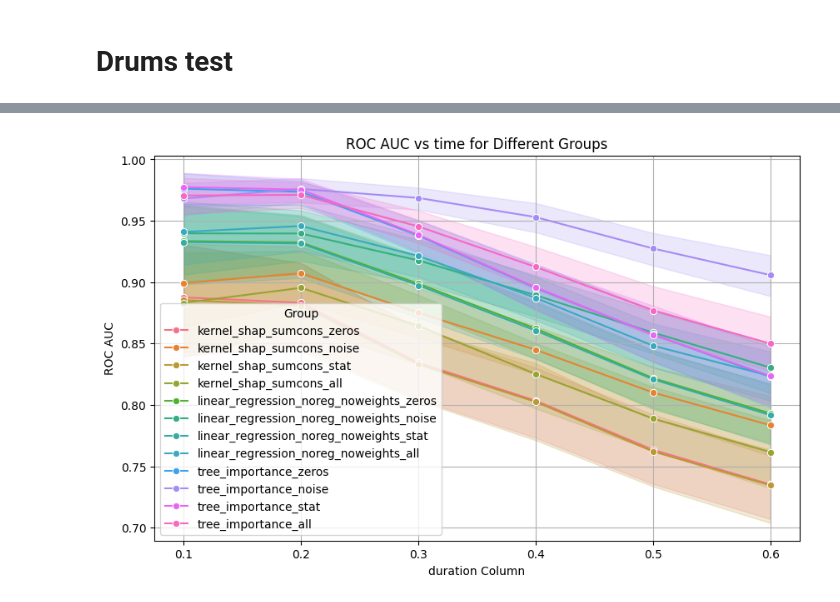
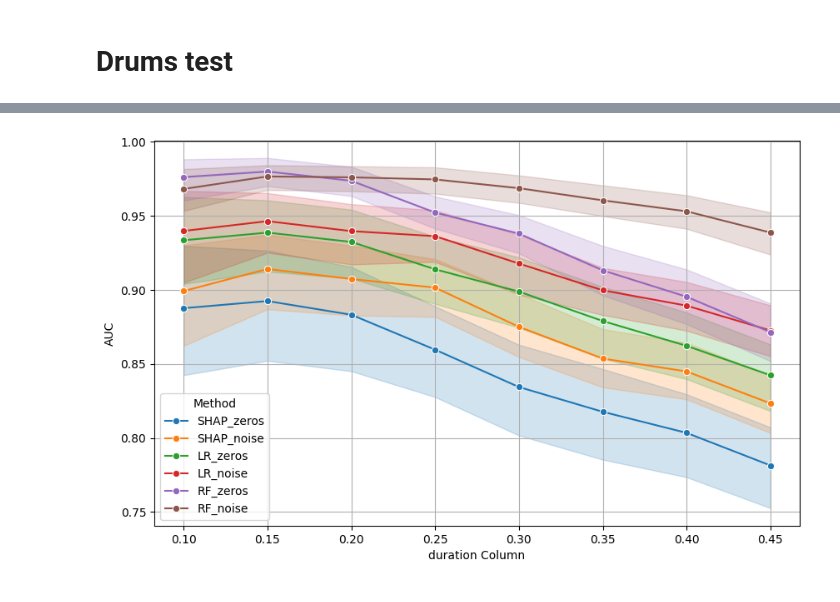
Before and after one commit to ceciliabolanos/explain_where, a Jupyter notebook: metrics_evaluation.ipynb, the cells around one changed output, grey strips where cells are left out. Cells and saved outputs as stored; diff of their text form; code cells hidden in the pictures.

Commit message:
adding drums plot

```diff
--- a/metrics_evaluation.ipynb
+++ b/metrics_evaluation.ipynb
@@ -61,21 +165,0 @@ final_df = pd.concat(dfs, ignore_index=True)
-# %%
-files_auc_complete = [
-    f'{base_path}/{metric}_kernel_shap_sumcons_{{}}_{intersection}.tsv',
-    f'{base_path}/{metric}_linear_regression_noreg_noweights_{{}}_{intersection}.tsv',
-    f'{base_path}/{metric}_tree_importance_{{}}_{intersection}.tsv',
-]
-names = ["zeros", "noise", "stat", "all"]
-
-df_combinations = []
-for method, file_template in zip(methods, files_auc_complete):
-    for name in names:
-        file_path = file_template.format(name)
-        try:
-            df_combination = pd.read_csv(file_path, sep='\t')
-            df_combination['method'] = method
-            df_combination['name'] = name
-            df_combinations.append(df_combination)
-        except FileNotFoundError:
-            print(f"File not found: {file_path}")
-
-final_df_combination_auc = pd.concat(df_combinations, ignore_index=True)
@@ -378,10 +295,9 @@ mean_auc_df = final_df.groupby(['method', 'mask_percentage', 'masking_strategy',
 # %% [markdown]
 # Drums test
 # %%
-import itertools
-base_path = f'/home/ec2-user/evaluations/drums_test'
+base_path = f'/home/ec2-user/evaluations/drums'
 metric = 'order'
-names = ["zeros", "noise", "stat", "all"]
+names = ["zeros", "noise"]
 methods = ['kernel_shap_sumcons', 'linear_regression_noreg_noweights', 'tree_importance']
 
 files_auc_complete = [
@@ -389,16 +305,21 @@ files_auc_complete = [
     f'{base_path}/{metric}_linear_regression_noreg_noweights_{{}}_{{}}.tsv',
     f'{base_path}/{metric}_tree_importance_{{}}_{{}}.tsv',
 ]
-names = ["zeros", "noise", "stat", "all"]
+names = ["zeros", "noise"]
 
 df_combinations = []
 for method, file_template in zip(methods, files_auc_complete):
-    for i in [0.1, 0.2, 0.3, 0.4, 0.5, 0.6]:
+    for i in [0.1, 0.15, 0.2, 0.25, 0.3, 0.35, 0.4, 0.45]:
         for name in names:
             file_path = file_template.format(name, i)
             try:
                 df_combination = pd.read_csv(file_path, sep='\t')
-                df_combination['method'] = method
+                if method == 'tree_importance':
+                    df_combination['method'] = 'RF'
+                if method == 'linear_regression_noreg_noweights':
+                    df_combination['method'] = 'LR'
+                if method == 'kernel_shap_sumcons':
+                    df_combination['method'] = 'SHAP'
                 df_combination['name'] = name
                 df_combination['final'] = i
                 df_combinations.append(df_combination)
@@ -428,17 +333,16 @@ final_df_combination['group'] = final_df_combination['method'] + '_' + \
 # %%
 plt.figure(figsize=(10, 6))
 sns.lineplot(data=final_df_combination, x="final", y="roc_auc", hue="group", marker="o")
 
 # Labels and Title
 plt.xlabel("duration Column")
-plt.ylabel("ROC AUC")
-plt.title("ROC AUC vs time for Different Groups")
+plt.ylabel("AUC")
 
 # Show the plot
-plt.legend(title="Group")
+plt.legend(title="Method")
 # plt.legend().remove()
 
 plt.grid(True)
 plt.show()
 # %% [output]
-[figure, old version]
+[figure, new version]
```
Also changed, not shown: parts of 20 cells of this notebook.
